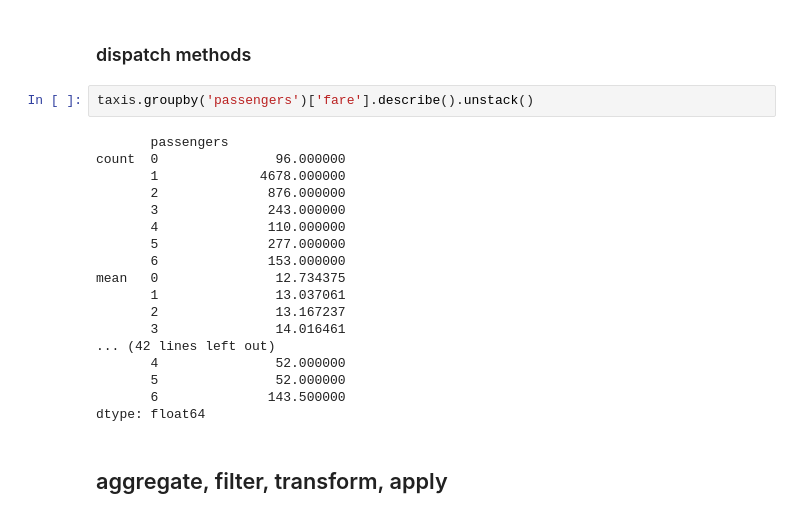
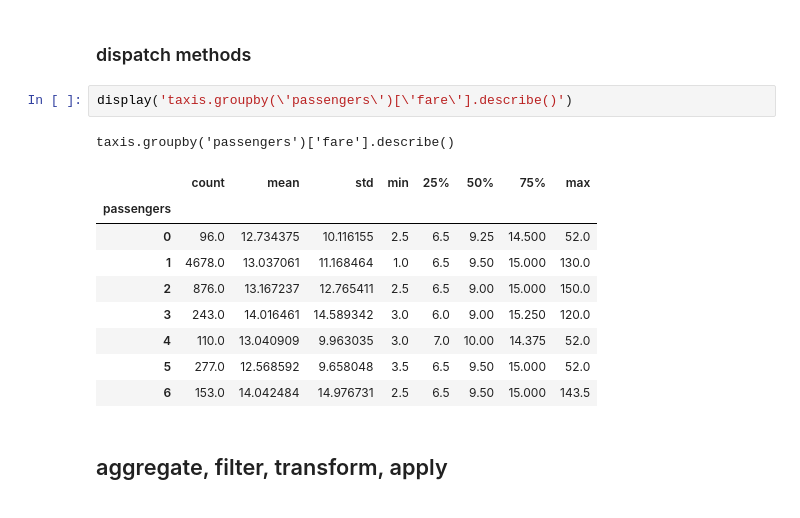
Before and after one commit to tkleg/SSE591-Projects, a Jupyter notebook: Proj3/combining_datasets_aggregation_grouping.ipynb, the cells around one changed output. Drawn from its saved outputs; the diff is of its cells as text.

```diff
--- a/Proj3/combining_datasets_aggregation_grouping.ipynb
+++ b/Proj3/combining_datasets_aggregation_grouping.ipynb
@@ -106,25 +143,18 @@ payment cash 2.540944 credit card 3.221842 Name: distance, dtype: float64
 # %% [markdown]
 ### dispatch methods
 # %%
-taxis.groupby('passengers')['fare'].describe().unstack()
+display('taxis.groupby(\'passengers\')[\'fare\'].describe()')
 # %% [output]
-       passengers
-count  0               96.000000
-       1             4678.000000
-       2              876.000000
-       3              243.000000
-       4              110.000000
-       5              277.000000
-       6              153.000000
-mean   0               12.734375
-       1               13.037061
-       2               13.167237
-       3               14.016461
-... (42 lines left out)
-       4               52.000000
-       5               52.000000
-       6              143.500000
-dtype: float64
+taxis.groupby('passengers')['fare'].describe()
+|  | count | mean | std | min | 25% | 50% | 75% | max |
+| passengers |  |  |  |  |  |  |  |  |
+| 0 | 96.0 | 12.734375 | 10.116155 | 2.5 | 6.5 | 9.25 | 14.500 | 52.0 |
+| 1 | 4678.0 | 13.037061 | 11.168464 | 1.0 | 6.5 | 9.50 | 15.000 | 130.0 |
+| 2 | 876.0 | 13.167237 | 12.765411 | 2.5 | 6.5 | 9.00 | 15.000 | 150.0 |
+| 3 | 243.0 | 14.016461 | 14.589342 | 3.0 | 6.0 | 9.00 | 15.250 | 120.0 |
+| 4 | 110.0 | 13.040909 | 9.963035 | 3.0 | 7.0 | 10.00 | 14.375 | 52.0 |
+| 5 | 277.0 | 12.568592 | 9.658048 | 3.5 | 6.5 | 9.50 | 15.000 | 52.0 |
+| 6 | 153.0 | 14.042484 | 14.976731 | 2.5 | 6.5 | 9.50 | 15.000 | 143.5 |
 # %% [markdown]
 ## aggregate, filter, transform, apply
 # %% [markdown]
```
Also changed, not shown: parts of 7 cells of this notebook.
